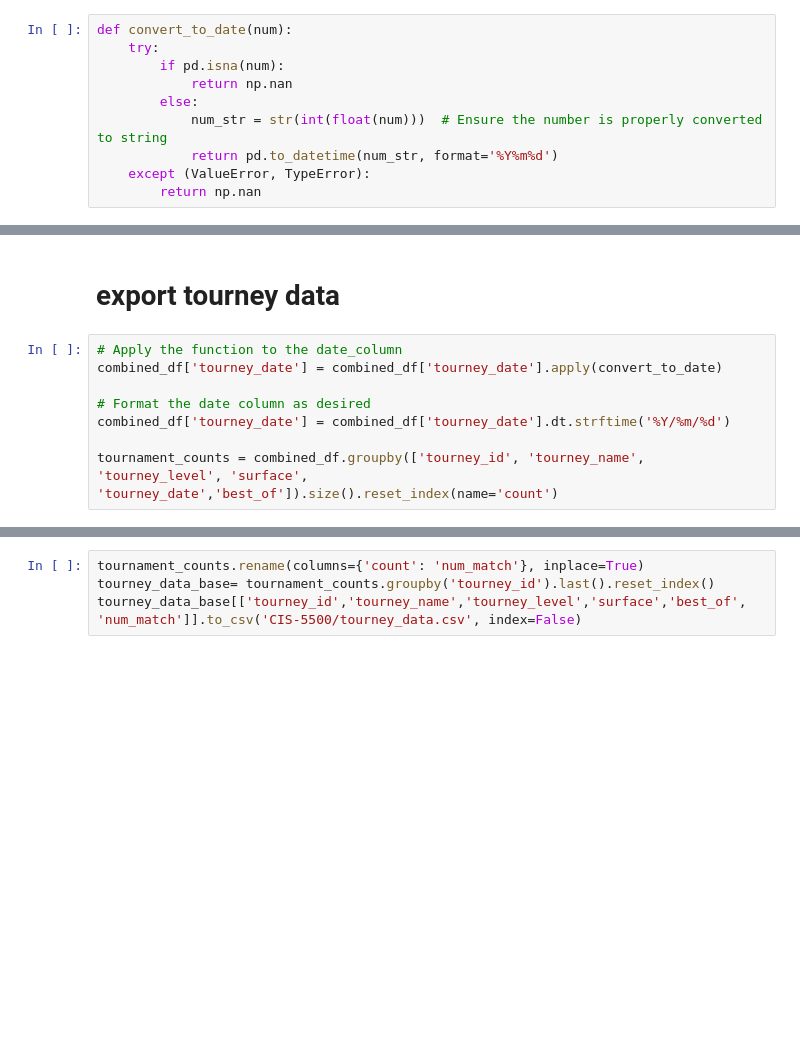
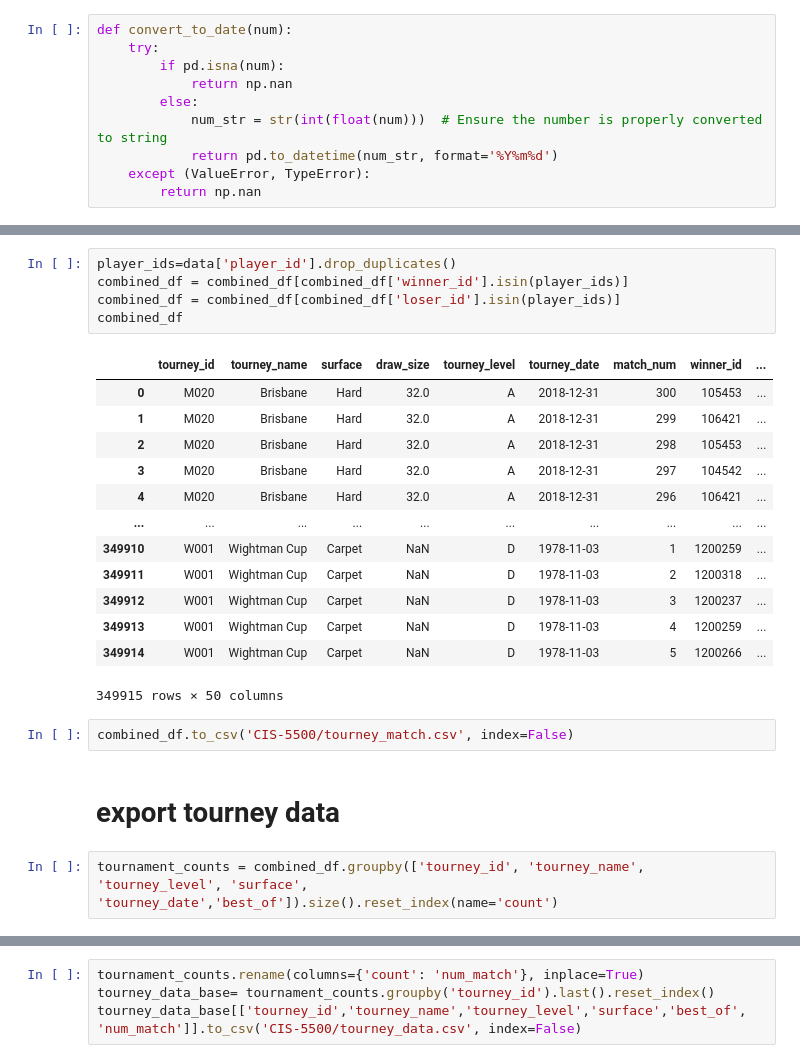
Before and after one commit to minhduchoang301/Serve-It, a Jupyter notebook: Data_cleaning.ipynb, the cells around one changed output, grey strips where cells are left out. Saved outputs shown, nothing was run; the diff lists cells and outputs as text; blank space fills up the shorter version.

```diff
--- a/Data_cleaning.ipynb
+++ b/Data_cleaning.ipynb
@@ -51,12 +139,27 @@ def convert_to_date(num):
+# %%
+player_ids=data['player_id'].drop_duplicates()
+combined_df = combined_df[combined_df['winner_id'].isin(player_ids)]
+combined_df = combined_df[combined_df['loser_id'].isin(player_ids)]
+combined_df
+# %% [output]
+|  | tourney_id | tourney_name | surface | draw_size | tourney_level | tourney_date | match_num | winner_id | ... |
+| 0 | M020 | Brisbane | Hard | 32.0 | A | 2018-12-31 | 300 | 105453 | ... |
+| 1 | M020 | Brisbane | Hard | 32.0 | A | 2018-12-31 | 299 | 106421 | ... |
+| 2 | M020 | Brisbane | Hard | 32.0 | A | 2018-12-31 | 298 | 105453 | ... |
+| 3 | M020 | Brisbane | Hard | 32.0 | A | 2018-12-31 | 297 | 104542 | ... |
+| 4 | M020 | Brisbane | Hard | 32.0 | A | 2018-12-31 | 296 | 106421 | ... |
+| ... | ... | ... | ... | ... | ... | ... | ... | ... | ... |
+| 349910 | W001 | Wightman Cup | Carpet | NaN | D | 1978-11-03 | 1 | 1200259 | ... |
+| 349911 | W001 | Wightman Cup | Carpet | NaN | D | 1978-11-03 | 2 | 1200318 | ... |
+| 349912 | W001 | Wightman Cup | Carpet | NaN | D | 1978-11-03 | 3 | 1200237 | ... |
+| 349913 | W001 | Wightman Cup | Carpet | NaN | D | 1978-11-03 | 4 | 1200259 | ... |
+| 349914 | W001 | Wightman Cup | Carpet | NaN | D | 1978-11-03 | 5 | 1200266 | ... |
+349915 rows × 50 columns
+# %%
+combined_df.to_csv('CIS-5500/tourney_match.csv', index=False)
 # %% [markdown]
 # export tourney data
 # %%
-# Apply the function to the date_column
-combined_df['tourney_date'] = combined_df['tourney_date'].apply(convert_to_date)
-
-# Format the date column as desired
-combined_df['tourney_date'] = combined_df['tourney_date'].dt.strftime('%Y/%m/%d')
-
 tournament_counts = combined_df.groupby(['tourney_id', 'tourney_name', 'tourney_level', 'surface', 'tourney_date','best_of']).size().reset_index(name='count')
 # %%
 # tourney level G, F, M, A (for atp)
```
Also changed, not shown: parts of 18 cells of this notebook.
